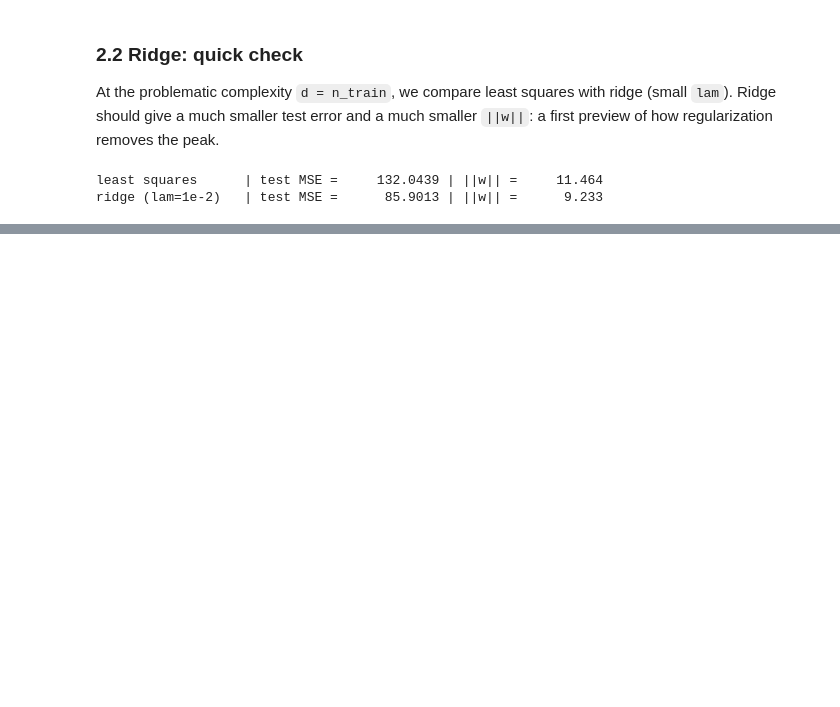
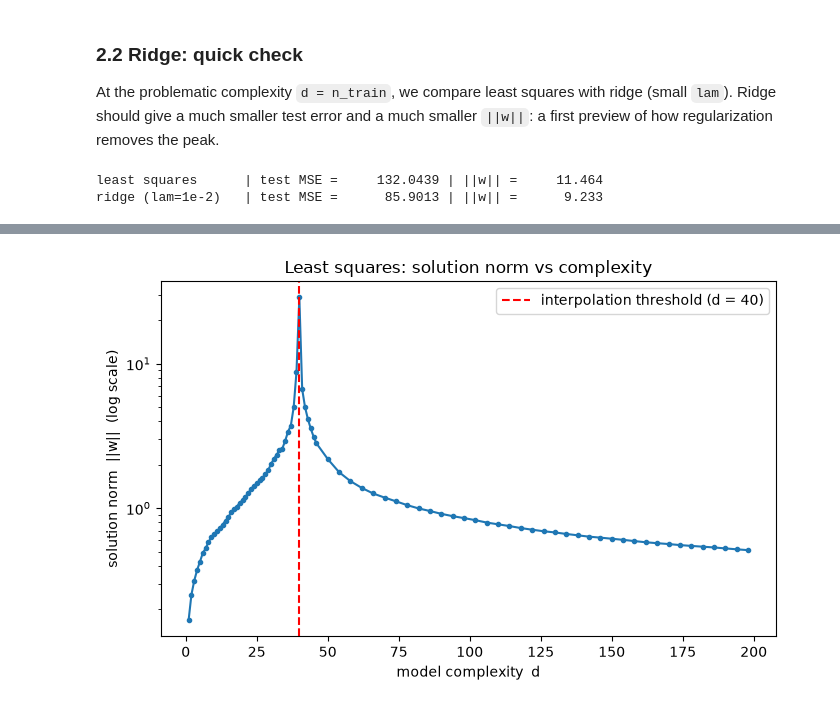
Before and after one commit to SamueleSamonini/double-descent, a Jupyter notebook: 01_main_experiment.ipynb, the cells around one changed output, grey strips where cells are left out. Saved outputs shown, nothing was run; the diff lists cells and outputs as text; code cells hidden in the pictures; blank space fills up the shorter version.

```diff
--- a/01_main_experiment.ipynb
+++ b/01_main_experiment.ipynb
@@ -119,0 +232,15 @@ ridge (lam=1e-2)   | test MSE =      85.9013 | ||w|| =      9.233
+# %%
+plt.figure(figsize=(7, 4.5))
+plt.plot(d_arr, results["ls_norm"], marker=".")
+plt.axvline(n_train, color="red", linestyle="--",
+            label=f"interpolation threshold (d = {n_train})")
+plt.yscale("log")
+plt.xlabel("model complexity  d")
+plt.ylabel("solution norm  ||w||  (log scale)")
+plt.title("Least squares: solution norm vs complexity")
+plt.legend()
+plt.tight_layout()
+plt.savefig("figures/norm.png", dpi=150)
+plt.show()
+# %% [output]
+[figure, added]
```
Also changed, not shown: parts of 13 cells of this notebook, 4 other files.
